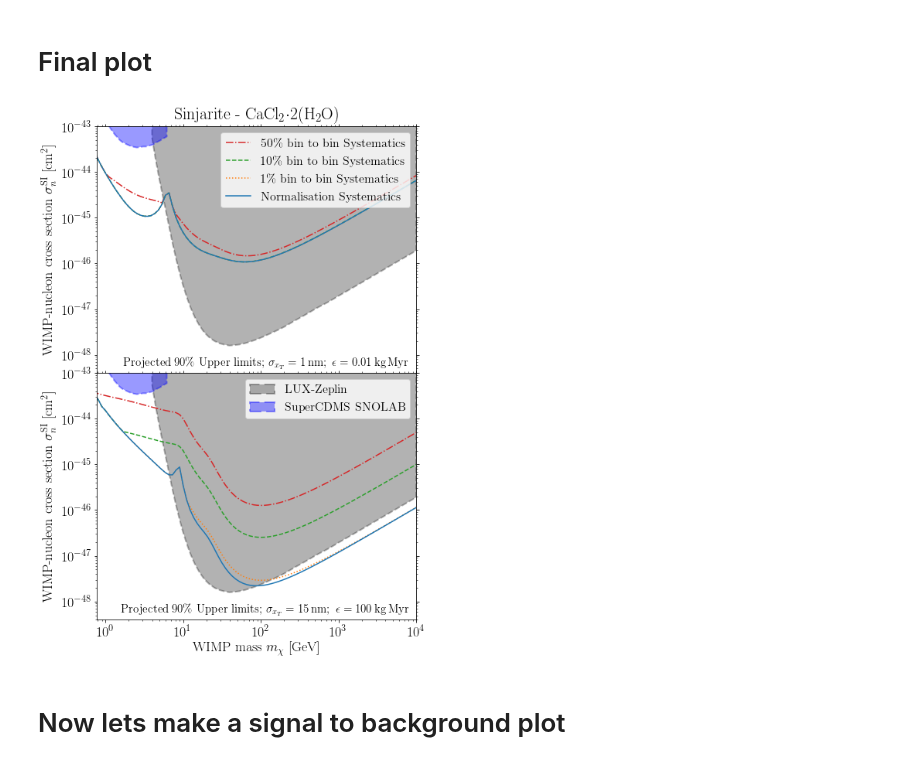
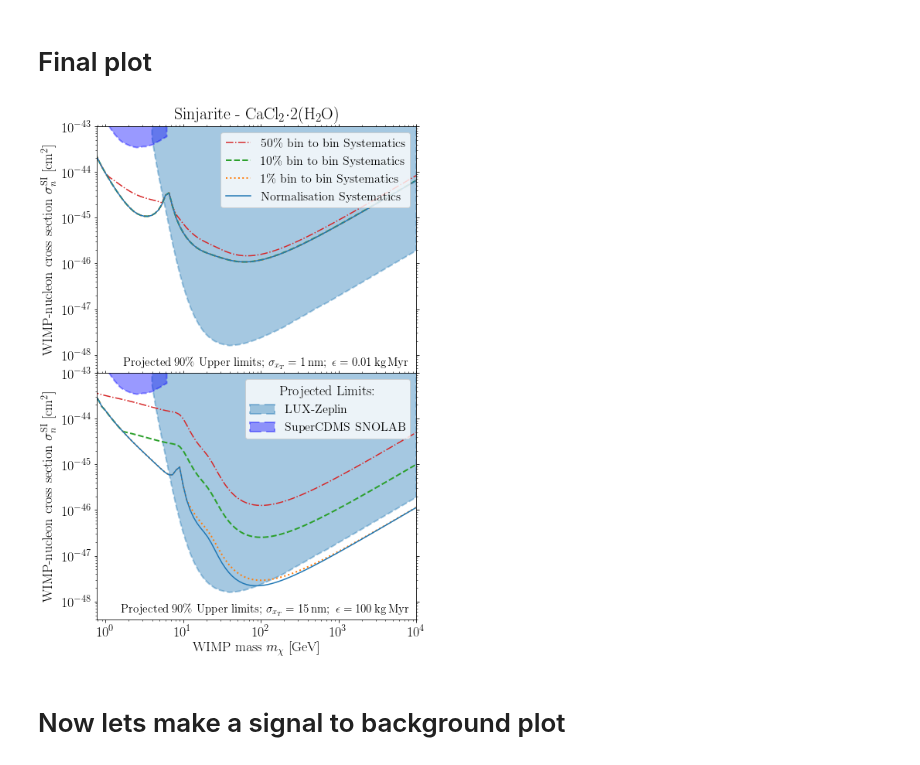
Before and after one commit to tedwards2412/paleo_detectors, a Jupyter notebook: Notebooks/Systematics_Check.ipynb, the cells around one changed output. Cells and saved outputs as stored; diff of their text form; code cells hidden in the pictures.

```diff
--- a/Notebooks/Systematics_Check.ipynb
+++ b/Notebooks/Systematics_Check.ipynb
@@ -176,3 +178,8 @@ np.savetxt('../ES/limits/lims_Sinj_exp100.0_res15.0_SysCheck.txt',
+# %%
+loading = True
+
+if loading:
+    mlist, limit_list_best, limit_list_10,limit_list_1, limit_list_50 = np.loadtxt('../ES/limits/lims_Sinj_exp100.0_res15.0_SysCheck.txt', unpack=True)
 # %% [markdown]
 # 1nm case now
 # %%
@@ -295,6 +302,11 @@ plt.show()
 np.savetxt('../ES/limits/lims_Sinj_exp1.0_res1.0_SysCheck.txt',
             list(zip(mlist, limit1nm_list_best, limit1nm_list_10,limit1nm_list_1,limit1nm_list_50)),
             header="Mineral: Sinjarite; Exposure [kg Myr]: 0.01; sigma [nm]:1.0 \nColumns: m [GeV], 90% upper limit  [cm^2] (Normal Systematics), 90% upper limit [cm^2] (10% bin to bin sys), 90% upper limit [cm^2](1% bin to bin sys), 90% upper limit [cm^2](50% bin to bin sys)")
+# %%
+loading = True
+
+if loading:
+    mlist, limit1nm_list_best, limit1nm_list_10,limit1nm_list_1,limit1nm_list_50 = np.loadtxt('../ES/limits/lims_Sinj_exp1.0_res1.0_SysCheck.txt', unpack=True)
 # %% [markdown]
 # Final plot
 # %%
@@ -327,11 +339,13 @@ for i in range(limit1nm_list_1_mod.shape[0]):
         limit1nm_list_1_mod[i] = limit1nm_list_best[i]
 
 ax1.loglog(mlist,limit1nm_list_50, linestyle='-.', color='C3' ,label='50\% bin to bin Systematics')
-ax1.loglog(mlist,limit1nm_list_10_mod, linestyle='--', color='C2' ,label='10\% bin to bin Systematics')
-ax1.loglog(mlist,limit1nm_list_1_mod, linestyle=':', color='C1' ,label='1\% bin to bin Systematics')
+ax1.loglog(mlist,limit1nm_list_10_mod, linestyle='--', color='C2' ,label='10\% bin to bin Systematics', linewidth=2)
+ax1.loglog(mlist,limit1nm_list_1_mod, linestyle=':', color='C1' ,label='1\% bin to bin Systematics', linewidth=2)
 ax1.loglog(mlist,limit1nm_list_best,  color='C0' ,label='Normalisation Systematics')
+
+
 m_curr, sig_curr = np.loadtxt("../Data/projected_limits/LZ.txt", unpack=True)
-ax1.fill_between(m_curr, sig_curr, 1e-35, linestyle='--', linewidth=2, color='k', alpha=0.3)
+ax1.fill_between(m_curr, sig_curr, 1e-35, linestyle='--', linewidth=2, color='C0', alpha=0.4)
 m_curr, sig_curr = np.loadtxt("../Data/projected_limits/SuperCDMS_SNOLAB.txt", unpack=True)
 ax1.fill_between(m_curr, sig_curr, 1e-35, linestyle='--', linewidth=2, color='blue', alpha=0.4)
 ax1.text(8e3, 5.e-49, r'Projected $90\%$ Upper limits; $\sigma_{x_T} = 1\,\mathrm{nm}; \,\,\epsilon = 0.01 \,\mathrm{kg}\,\mathrm{Myr}$', fontsize=15, ha='right')
@@ -343,38 +357,40 @@ ax1.set_xlim(np.log10(6),10000)
 
 
 #Bottom panel
 limit_list_10_mod = limit_list_10
 limit_list_1_mod = limit_list_1
 for i in range(limit_list_1_mod.shape[0]):
     if limit_list_10_mod[i]<limit_list_best[i]:
         limit_list_10_mod[i] = limit_list_best[i]
     if limit_list_1_mod[i]<limit_list_best[i]:
         limit_list_1_mod[i] = limit_list_best[i]
 
 ax2.loglog(mlist,limit_list_50, linestyle='-.' ,color='C3')
-ax2.loglog(mlist,limit_list_10_mod, linestyle='--' ,color='C2')
-ax2.loglog(mlist,limit_list_1_mod, linestyle=':',color='C1')
+ax2.loglog(mlist,limit_list_10_mod, linestyle='--' ,color='C2', linewidth=2)
+ax2.loglog(mlist,limit_list_1_mod, linestyle=':',color='C1', linewidth=2)
 ax2.loglog(mlist,limit_list_best, color='C0')
 # ax2.fill_between(m_curr, sig_curr, 1e-35, linestyle='--', linewidth=2, color='grey', alpha=0.3, label=r'Current limits')
+
+
 m_curr, sig_curr = np.loadtxt("../Data/projected_limits/LZ.txt", unpack=True)
-ax2.fill_between(m_curr, sig_curr, 1e-35, linestyle='--', linewidth=2, color='k', alpha=0.3, label=r'LUX-Zeplin')
+ax2.fill_between(m_curr, sig_curr, 1e-35, linestyle='--', linewidth=2, color='C0', alpha=0.4, label=r'LUX-Zeplin')
 m_curr, sig_curr = np.loadtxt("../Data/projected_limits/SuperCDMS_SNOLAB.txt", unpack=True)
 ax2.fill_between(m_curr, sig_curr, 1e-35, linestyle='--', linewidth=2, color='blue', alpha=0.4, label=r'SuperCDMS SNOLAB')
 ax2.text(8e3, 5.e-49, r'Projected $90\%$ Upper limits; $\sigma_{x_T} = 15\,\mathrm{nm}; \,\,\epsilon = 100 \,\mathrm{kg}\,\mathrm{Myr}$', fontsize=15, ha='right')
 
 ax2.set_ylim(4e-49,1e-43)
 ax2.set_xlim(np.log10(6),10000)
 
-ax2.legend(fontsize=16, loc=1)
+ax2.legend(fontsize=16, loc=1, title='Projected Limits:')
 ax2.set_xlabel(r'WIMP mass $m_\chi$ [GeV]')
 ax2.set_ylabel(r'WIMP-nucleon cross section $\sigma_n^{\mathrm{SI}}$ [cm$^2$]')
 
 
 ax1.set_title(r'Sinjarite - $\mathrm{CaCl_2}$$\cdot$2($\mathrm{H_2O}$)')
 plt.tight_layout(pad=0.3)
 plt.savefig("../plots/Systematics_check_SFfree.pdf")
 # %% [output]
-[figure, old version]
+[figure, new version]
 # %% [markdown]
 # Now lets make a signal to background plot
 # %%
```
Also changed, not shown: parts of 1 cell of this notebook, 15 other files.
